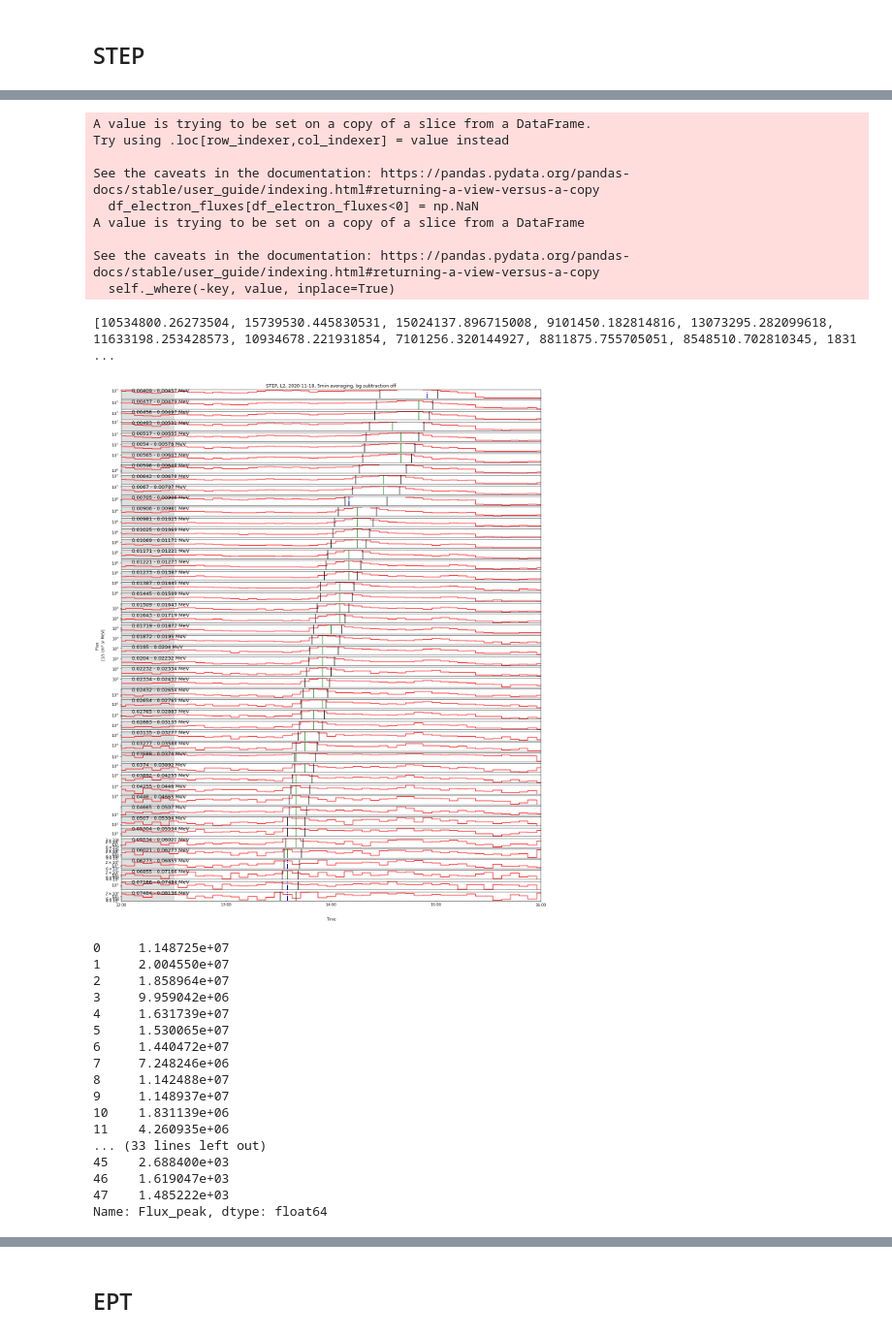
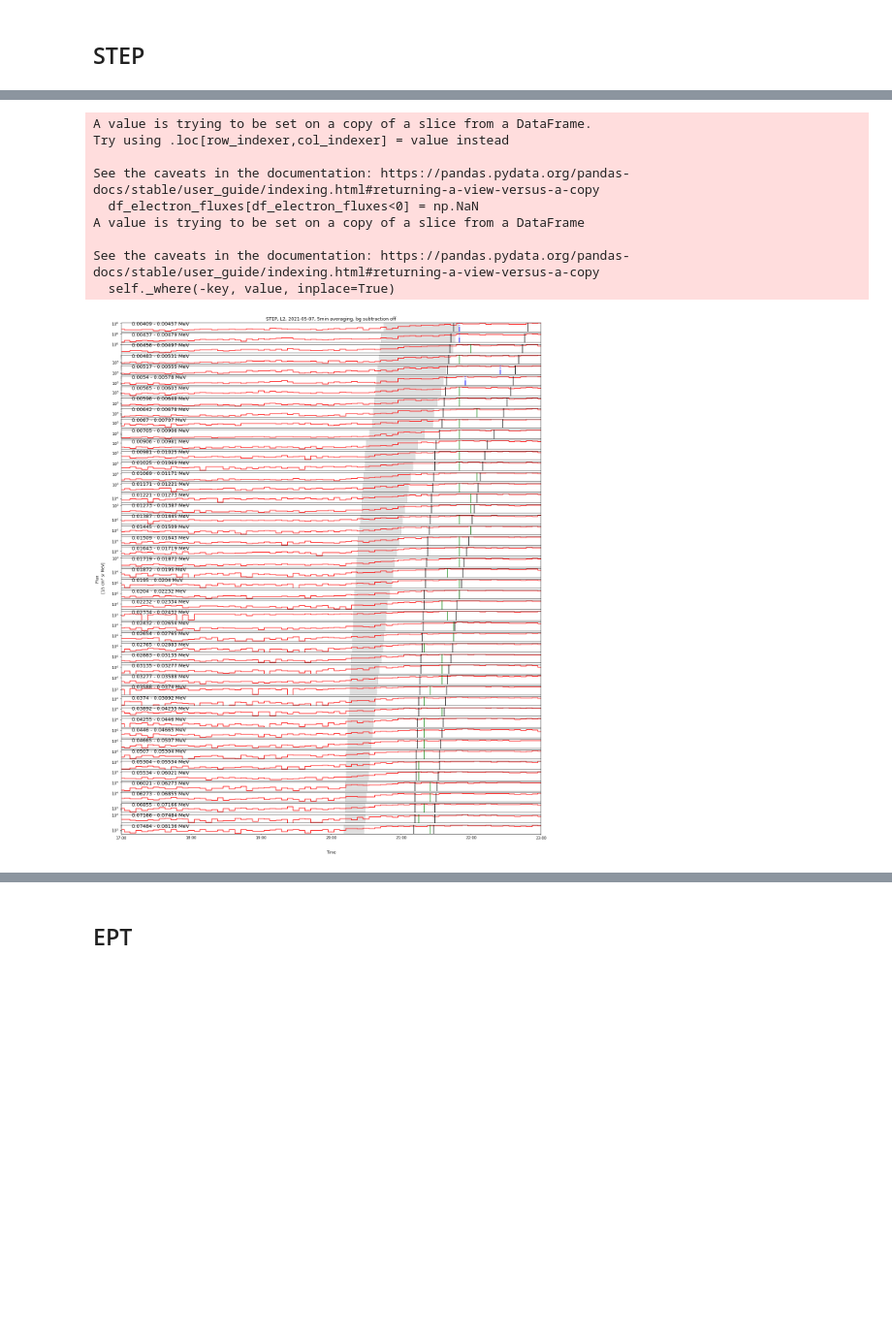
Before and after one commit to AnnamariaFedeli/epd-load-n-plot, a Jupyter notebook: example_shift_Anna.ipynb, the cells around one changed output, grey strips where cells are left out. Shown at 97% size. Drawn from its saved outputs; the diff is of its cells as text; code cells hidden in the pictures; blank space fills up the shorter version.

```diff
--- a/example_shift_Anna.ipynb
+++ b/example_shift_Anna.ipynb
@@ -8,23 +8,27 @@ data_path = r'C:/Users/Omistaja/Desktop/SRL/2021SRL/epd_plot-main/solo-loader-ma
 
 # Path to where images and .csv -files will be saved.
 image_path = r'C:/Users/Omistaja/Desktop/SRL/2021SRL/epd_plot-main/solo_loader-main-shift/image/'
-csv_path = r'C:/Users/Omistaja/Desktop\SRL/2021SRL/epd_plot-main/solo_loader-main-shift/'
+csv_path = r'C:/Users/Omistaja/Desktop\SRL/2021SRL/epd_plot-main/solo_loader-main-shift/csv/7-May-21 2000/'
 # %%
 # Start and end day. Format: yyyymmdd.
-start_date = 20201118
-end_date = 20201118
+start_date = 20210507
+end_date = 20210507
 
 
-plot_start = '2020-11-18-1200'
-plot_end = '2020-11-18-1600'
-bg_start = '2020-11-18-1100'
-bg_end = '2020-11-18-1230'
+plot_start = '2021-05-07-1700'
+plot_end = '2021-05-07-2300'
+# either use same format as plot_start and plot_end
+# or choose None f you want the bg to follow the search window
+bg_start = None
+bg_end = None
 
-t_inj = '2020-11-18-1312'
-travel_distance = 1.191
-second_slope = 1.7
+t_inj = '2021-05-07-2100'
+travel_distance = 0.7
+travel_distance_second_slope = 1.7
 fixed_window = None
 frac_nan_threshold = 0.9  # exclude all spectrum values with fraction of non-nan data points in search period lower than this
+
+bg_distance_from_window = 60
 
 # Averaging. 'mean' = rolling mean, 'none' = no averaging.
 averaging_mode = 'mean'
@@ -39,16 +43,16 @@ step = True
 step_masking = True
 # %%
 # Toggle saving of the images and .csv -files.
-saving = True
+saving = False
 autodownload_data = True
 
-direction = 'sun'
+direction = 'south'
 # %% [markdown]
 ## STEP
 # %%
 if(step):
     df_particles_step, energies_step = epd_load(sensor='step', viewing='sun', level='l2', startdate=start_date, enddate=end_date, path=data_path, autodownload=True)
-    data_step = extract_step_data(df_particles_step, plot_start, plot_end, bg_start, bg_end, t_inj, travel_distance, second_slope, fixed_window, instrument = 'step', data_type = 'l2', averaging_mode=averaging_mode, averaging=averaging, masking=step_masking)
+    data_step = extract_step_data(df_particles_step, plot_start, plot_end, bg_start, bg_end, t_inj, bg_distance_from_window = bg_distance_from_window, travel_distance = travel_distance, travel_distance_second_slope = travel_distance_second_slope, fixed_window = fixed_window, instrument = 'step', data_type = 'l2', averaging_mode=averaging_mode, averaging=averaging, masking=step_masking)
     if saving: write_to_csv(data_step, path=csv_path)
     #for bg_b in [False, True]:
     bg_b = False
@@ -70,29 +74,11 @@ DatetimeIndex(['2020-11-18 00:01:09.309000', '2020-11-18 00:01:19.309000',
               dtype='datetime64[ns]', length=8640, freq=None)
 A value is trying to be set on a copy of a slice from a DataFrame.
 Try using .loc[row_indexer,col_indexer] = value instead
 
 See the caveats in the documentation: https://pandas.pydata.org/pandas-docs/stable/user_guide/indexing.html#returning-a-view-versus-a-copy
   df_electron_fluxes[df_electron_fluxes<0] = np.NaN
 A value is trying to be set on a copy of a slice from a DataFrame
 
 See the caveats in the documentation: https://pandas.pydata.org/pandas-docs/stable/user_guide/indexing.html#returning-a-view-versus-a-copy
   self._where(-key, value, inplace=True)
-[10534800.26273504, 15739530.445830531, 15024137.896715008, 9101450.182814816, 13073295.282099618, 11633198.253428573, 10934678.221931854, 7101256.320144927, 8811875.755705051, 8548510.702810345, 1831 ...
-[figure, old version]
+[figure, new version]
-0     1.148725e+07
-1     2.004550e+07
-2     1.858964e+07
-3     9.959042e+06
-4     1.631739e+07
-5     1.530065e+07
-6     1.440472e+07
-7     7.248246e+06
-8     1.142488e+07
-9     1.148937e+07
-10    1.831139e+06
-11    4.260935e+06
-... (33 lines left out)
-45    2.688400e+03
-46    1.619047e+03
-47    1.485222e+03
-Name: Flux_peak, dtype: float64
```
Also changed, not shown: parts of 3 cells of this notebook, 2 other files.
